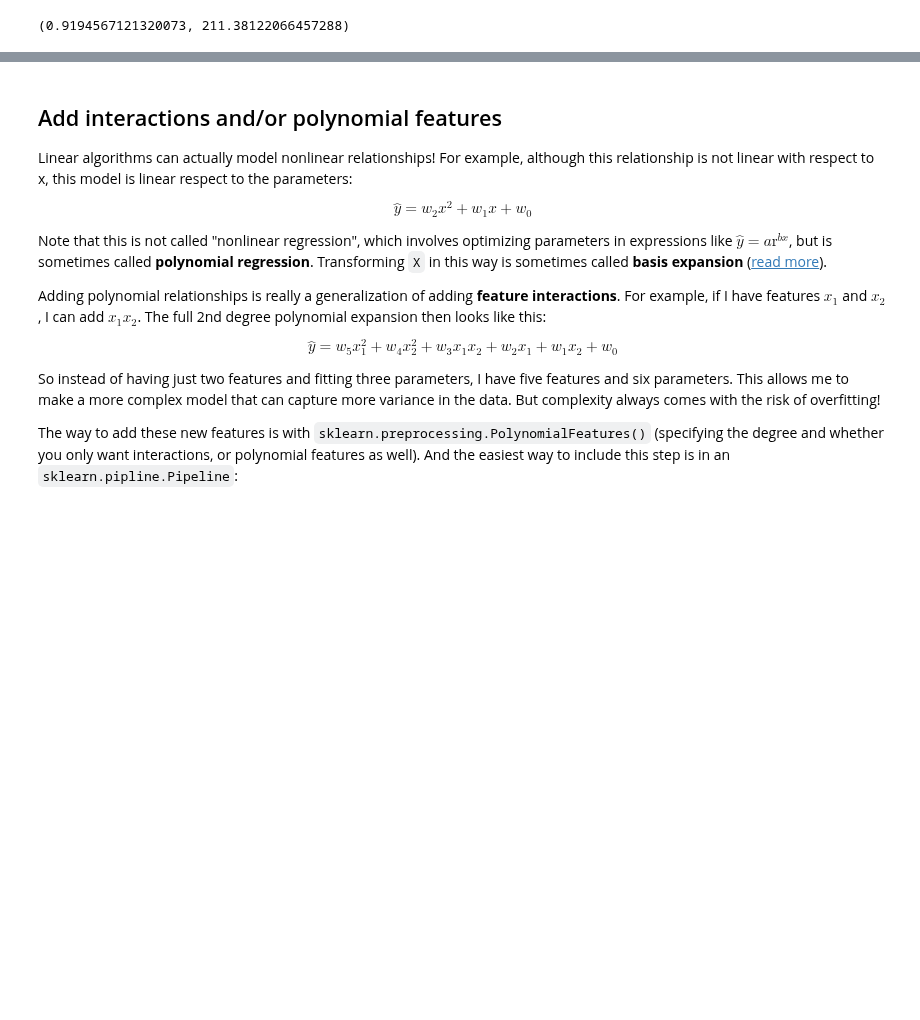
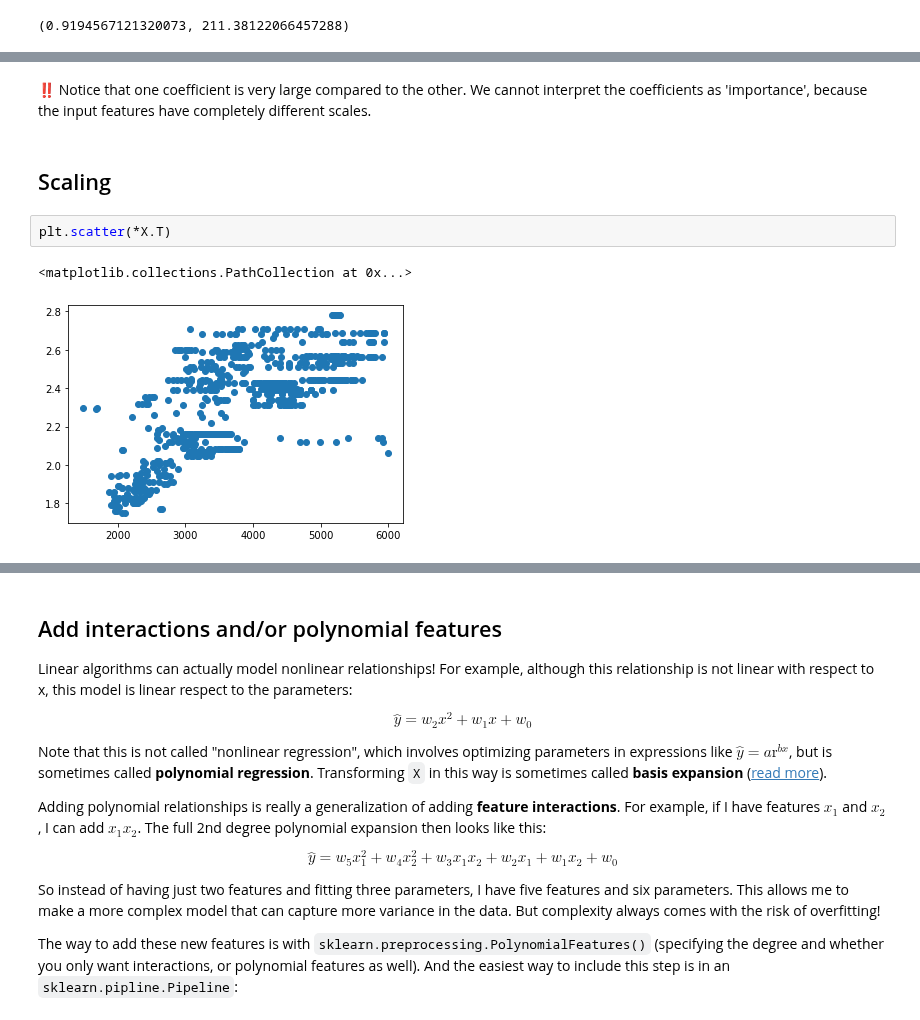
Before and after one commit to agilescientific/geocomputing, a Jupyter notebook: prod/Linear_regression.ipynb, the cells around one changed output, grey strips where cells are left out. Drawn from its saved outputs; the diff is of its cells as text; blank space fills up the shorter version.

```diff
--- a/prod/Linear_regression.ipynb
+++ b/prod/Linear_regression.ipynb
@@ -298,0 +287,9 @@ model.coef_, model.intercept_
+# %% [markdown]
+‼️ Notice that one coefficient is very large compared to the other. We cannot interpret the coefficients as 'importance', because the input features have completely different scales.
+# %% [markdown]
+## Scaling
+# %%
+plt.scatter(*X.T)
+# %% [output]
+<matplotlib.collections.PathCollection at 0x...>
+[figure, added]
```
Also changed, not shown: parts of 46 cells of this notebook, 2 other files.
